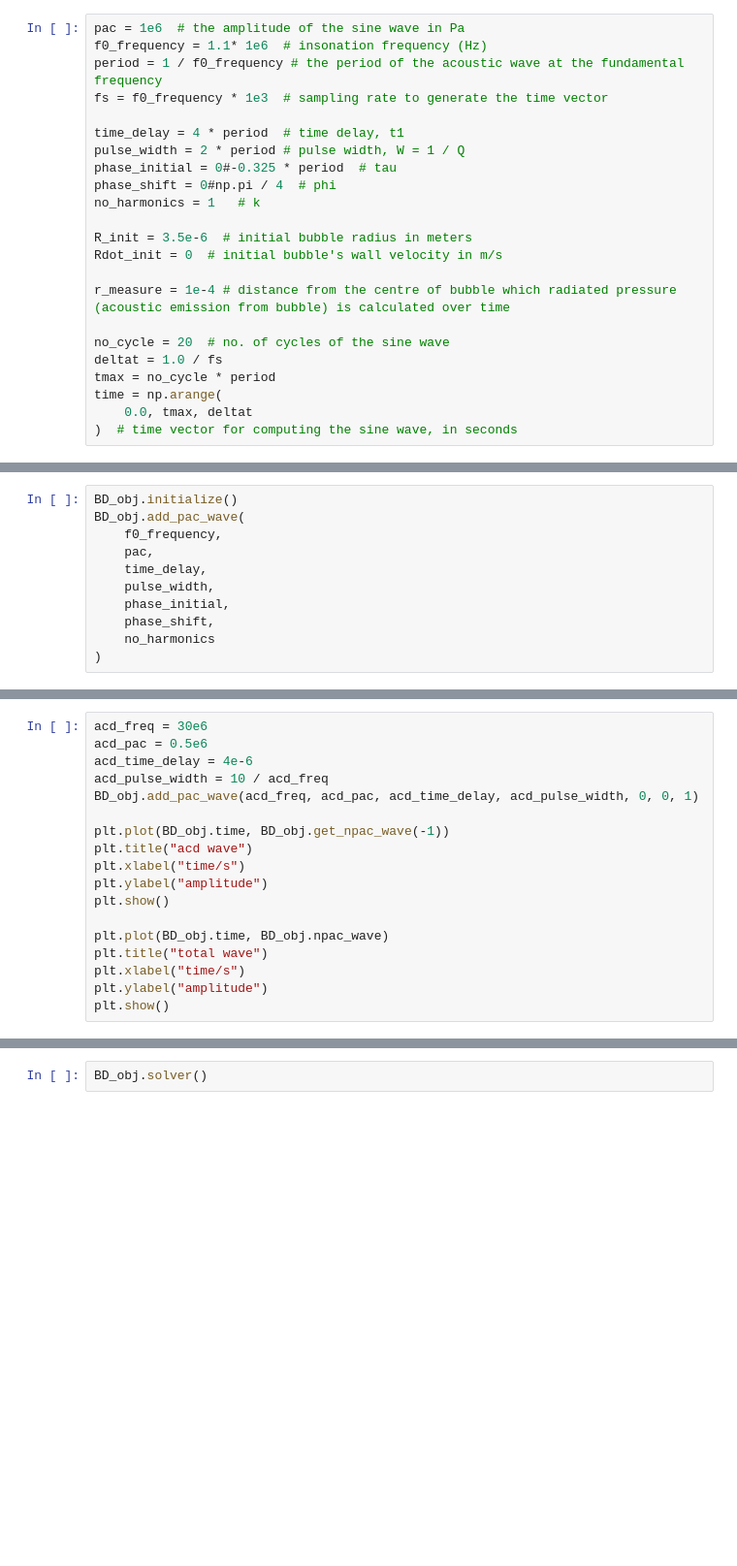
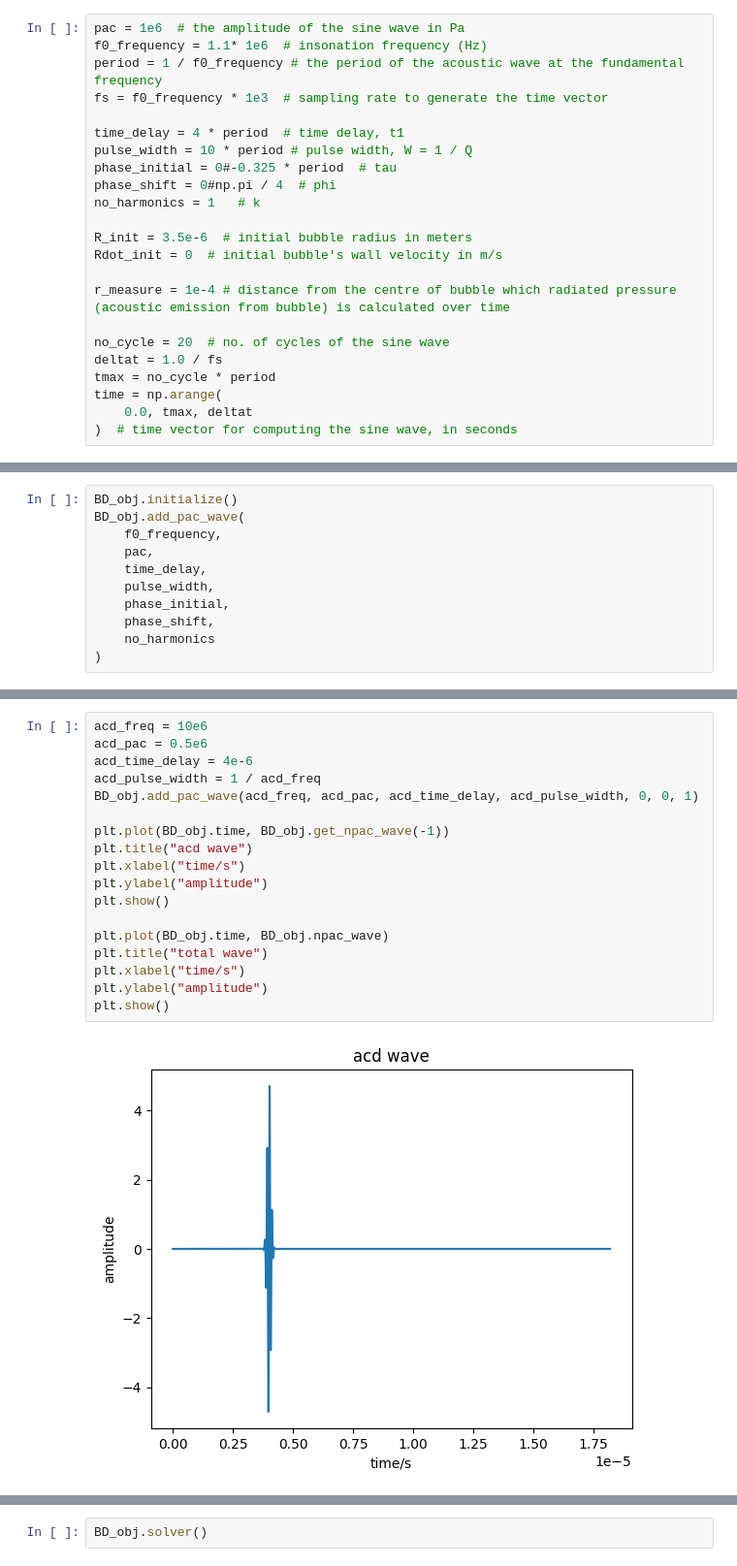
Before and after one commit to USonixGroup/wpt-cavitation, a Jupyter notebook: notebooks/acd_simulation.ipynb, the cells around one changed output, grey strips where cells are left out. Shown at 97% size. Drawn from its saved outputs; the diff is of its cells as text; blank space fills up the shorter version.

```diff
--- a/notebooks/acd_simulation.ipynb
+++ b/notebooks/acd_simulation.ipynb
@@ -14,7 +14,7 @@ period = 1 / f0_frequency # the period of the acoustic wave at the fundamental f
 fs = f0_frequency * 1e3  # sampling rate to generate the time vector
 
 time_delay = 4 * period  # time delay, t1
-pulse_width = 2 * period # pulse width, W = 1 / Q
+pulse_width = 10 * period # pulse width, W = 1 / Q
 phase_initial = 0#-0.325 * period  # tau
 phase_shift = 0#np.pi / 4  # phi
 no_harmonics = 1   # k
@@ -58,18 +60,20 @@ plt.show()
 # %%
-acd_freq = 30e6
+acd_freq = 10e6
 acd_pac = 0.5e6
 acd_time_delay = 4e-6
-acd_pulse_width = 10 / acd_freq
+acd_pulse_width = 1 / acd_freq
 BD_obj.add_pac_wave(acd_freq, acd_pac, acd_time_delay, acd_pulse_width, 0, 0, 1)
 
 plt.plot(BD_obj.time, BD_obj.get_npac_wave(-1))
 plt.title("acd wave")
 plt.xlabel("time/s")
 plt.ylabel("amplitude")
 plt.show()
 
 plt.plot(BD_obj.time, BD_obj.npac_wave)
 plt.title("total wave")
 plt.xlabel("time/s")
 plt.ylabel("amplitude")
 plt.show()
+# %% [output]
+[figure, added]
```
Also changed, not shown: parts of 3 cells of this notebook, 6 other files.
